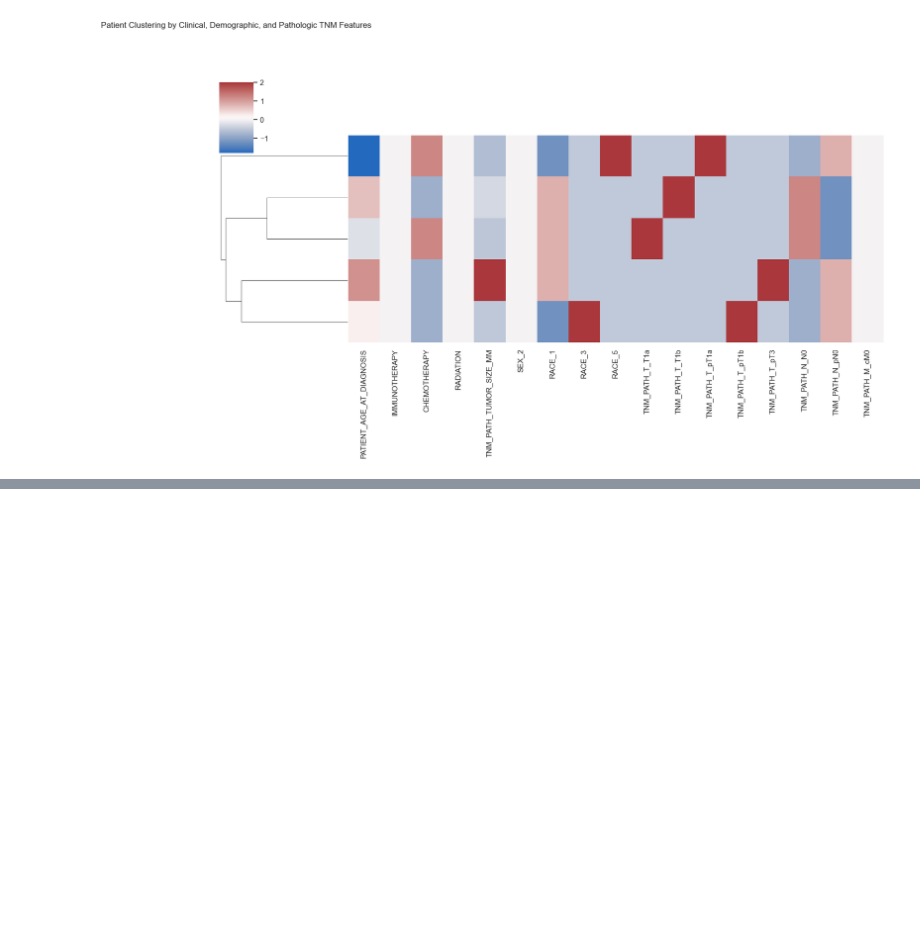
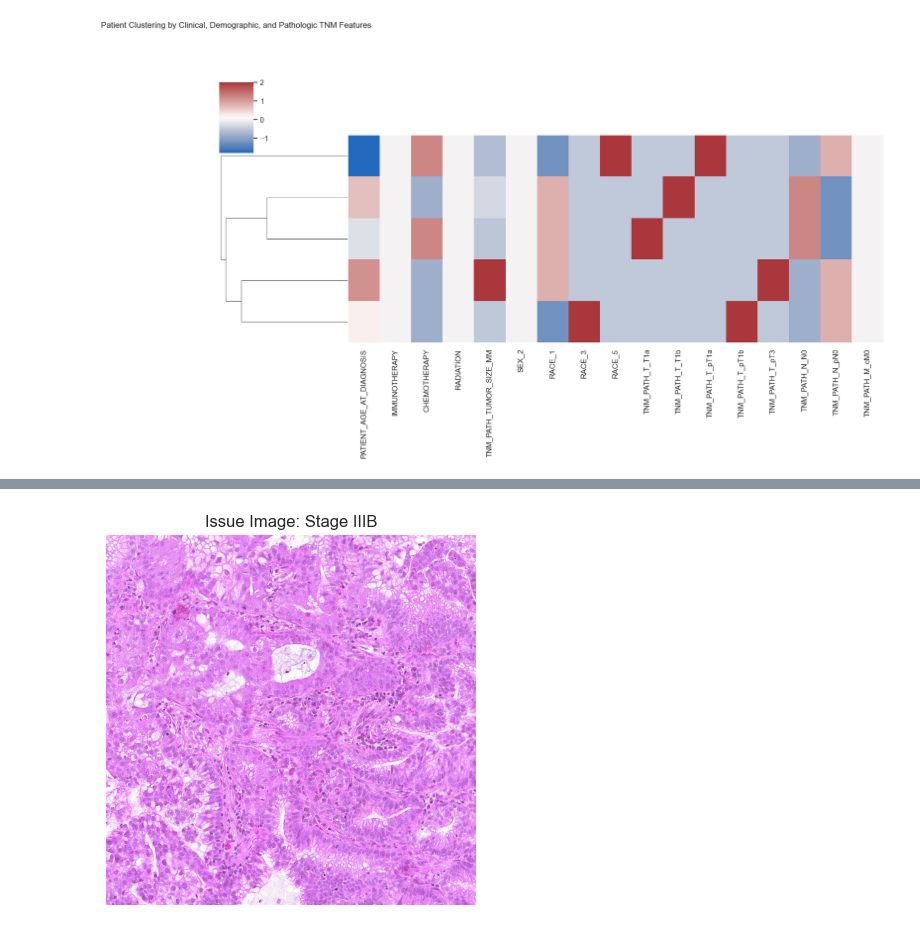
Before and after one commit to solayman-cs/vlms, a Jupyter notebook: Survival.ipynb, the cells around one changed output, grey strips where cells are left out. Saved outputs shown, nothing was run; the diff lists cells and outputs as text; code cells hidden in the pictures; blank space fills up the shorter version.

```diff
--- a/Survival.ipynb
+++ b/Survival.ipynb
@@ -374,0 +391,10 @@ plt.show()
+# %%
+image_path = 'image/2.jpg'
+image = Image.open(image_path)
+
+plt.imshow(image)
+plt.axis('off')  # Hide axis
+plt.title("Issue Image: Stage IIIB")
+plt.show()
+# %% [output]
+[figure, added]
```
Also changed, not shown: parts of 3 cells of this notebook.
